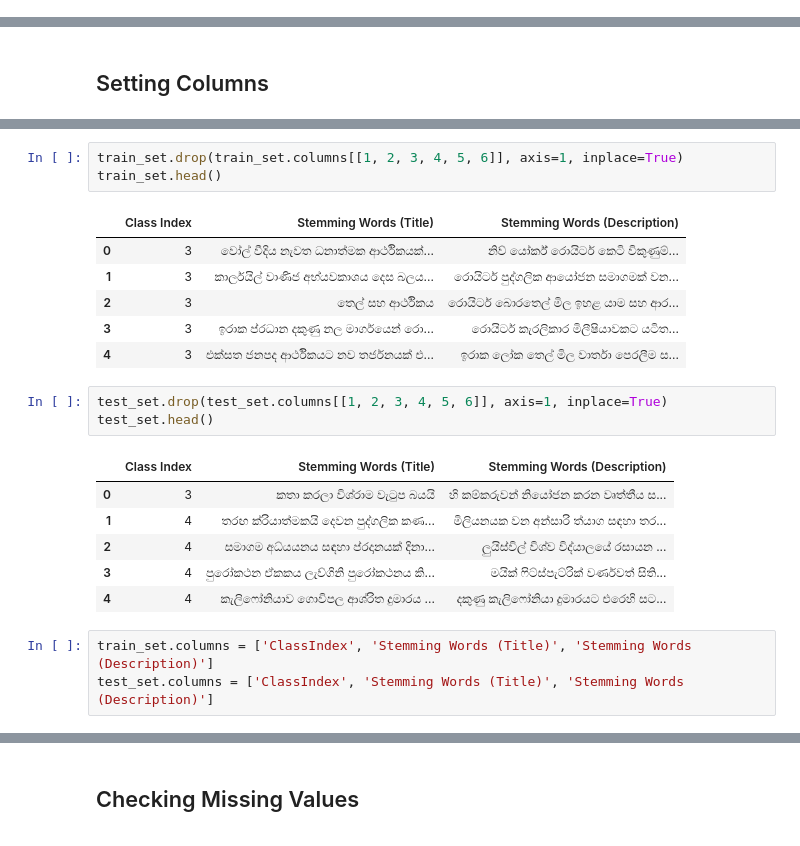
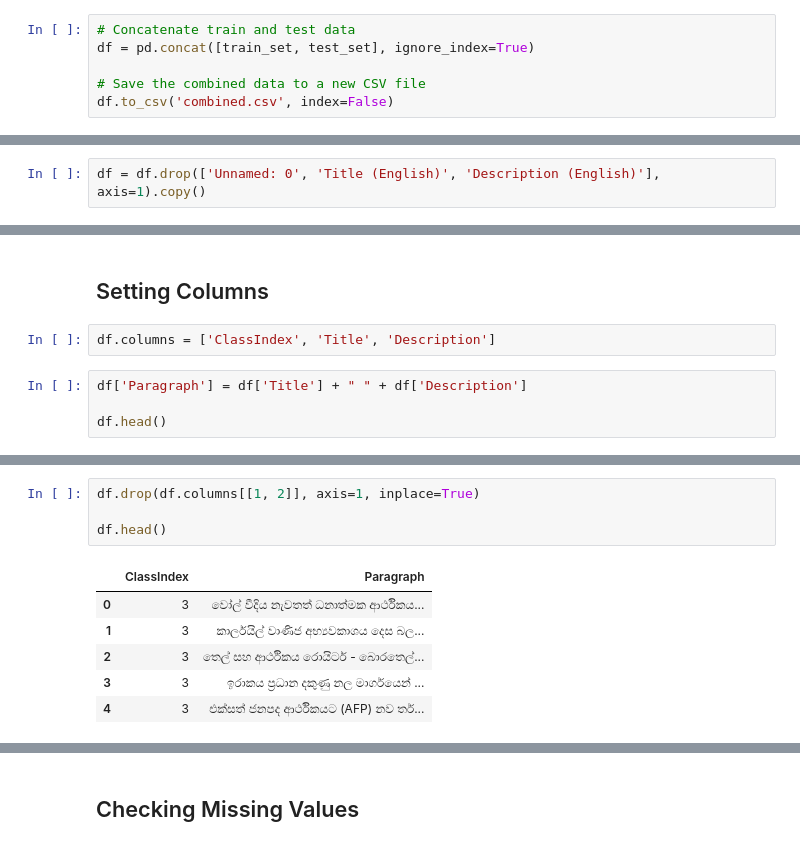
Before and after one commit to KanishaLiyanage/final-year-research, a Jupyter notebook: sinhala-paragraphs-classification/ML-approach.ipynb, the cells around one changed output, grey strips where cells are left out. Cells and saved outputs as stored; diff of their text form.

```diff
--- a/sinhala-paragraphs-classification/ML-approach.ipynb
+++ b/sinhala-paragraphs-classification/ML-approach.ipynb
@@ -38,4 +39,10 @@ stem_dictionary = '/kaggle/input/stem-dictionary/stem_dictionary.txt'
 # %%
 train_set = pd.read_csv(train_set_path)
 test_set = pd.read_csv(test_set_path)
+# %%
+# Concatenate train and test data
+df = pd.concat([train_set, test_set], ignore_index=True)
+
+# Save the combined data to a new CSV file
+df.to_csv('combined.csv', index=False)
 # %%
@@ -47,4 +54,6 @@ train_set.head()
 | 2 | 2 | 3 | Oil and Economy Cloud Stocks' Out... | Reuters - Soaring crude prices pl... | තෙල් සහ ආර්ථිකය | රොයිටර් - බොරතෙල් මිල ඉහළ යාම සහ ... |
 | 3 | 3 | 3 | Iraq Halts Oil Exports from Main ... | Reuters - Authorities have halted... | ඉරාකය ප්‍රධාන දකුණු නල මාර්ගයෙන් ... | රොයිටර් - කැරලිකාර මිලීෂියාවකට යට... |
 | 4 | 4 | 3 | Oil prices soar to all-time recor... | AFP - Tearaway world oil prices, ... | එක්සත් ජනපද ආර්ථිකයට (AFP) නව තර්... | AFP - ඉරාක ලෝක තෙල් මිල, වාර්තා ප... |
+# %%
+df = df.drop(['Unnamed: 0', 'Title (English)', 'Description (English)'], axis=1).copy()
 # %%
@@ -291,2 +72,8 @@ train_set.head()
 # %% [markdown]
 ## Setting Columns
+# %%
+df.columns = ['ClassIndex', 'Title', 'Description']
+# %%
+df['Paragraph'] = df['Title'] + " " + df['Description']
+
+df.head()
@@ -293,23 +87,11 @@ train_set.head()
 # %%
-train_set.drop(train_set.columns[[1, 2, 3, 4, 5, 6]], axis=1, inplace=True)
-train_set.head()
+df.drop(df.columns[[1, 2]], axis=1, inplace=True)
+
+df.head()
 # %% [output]
-|  | Class Index | Stemming Words (Title) | Stemming Words (Description) |
-| 0 | 3 | වෝල් වීදිය නැවත ධනාත්මක ආර්ථිකයක්... | නිව් යෝර්ක් රොයිටර් කෙටි විකුණුම්... |
-| 1 | 3 | කාර්ලයිල් වාණිජ අභ්යවකාශය දෙස බලය... | රොයිටර් පුද්ගලික ආයෝජන සමාගමක් වන... |
-| 2 | 3 | තෙල් සහ ආර්ථිකය | රොයිටර් බොරතෙල් මිල ඉහළ යාම සහ ආර... |
-| 3 | 3 | ඉරාක ප්රධාන දකුණු නල මාර්ගයෙන් රො... | රොයිටර් කැරලිකාර මිලීෂියාවකට යටිත... |
-| 4 | 3 | එක්සත ජනපද ආර්ථිකයට නව තර්ජනයක් එ... | ඉරාක ලෝක තෙල් මිල වාර්තා පෙරලීම ස... |
+|  | ClassIndex | Paragraph |
+| 0 | 3 | වෝල් වීදිය නැවතත් ධනාත්මක ආර්ථිකය... |
+| 1 | 3 | කාර්ලයිල් වාණිජ අභ්‍යවකාශය දෙස බල... |
+| 2 | 3 | තෙල් සහ ආර්ථිකය රොයිටර් - බොරතෙල්... |
+| 3 | 3 | ඉරාකය ප්‍රධාන දකුණු නල මාර්ගයෙන් ... |
+| 4 | 3 | එක්සත් ජනපද ආර්ථිකයට (AFP) නව තර්... |
-# %%
-test_set.drop(test_set.columns[[1, 2, 3, 4, 5, 6]], axis=1, inplace=True)
-test_set.head()
-# %% [output]
-|  | Class Index | Stemming Words (Title) | Stemming Words (Description) |
-| 0 | 3 | කතා කරලා විශ්රාම වැටුප බයයි | හි කම්කරුවන් නියෝජන කරන වෘත්තීය ස... |
-| 1 | 4 | තරඟ ක්රියාත්මකයි දෙවන පුද්ගලික කණ... | මිලියනයක වන අන්සාරි ත්යාග සඳහා තර... |
-| 2 | 4 | සමාගම අධ්යයනය සඳහා ප්රදානයක් දිනා... | ලුයිස්විල් විශ්ව විද්යාලයේ රසායන ... |
-| 3 | 4 | පුරෝකථන ඒකකය ලැව්ගිනි පුරෝකථනය කි... | මයික් ෆිට්ස්පැට්රික් වර්ණවත් සිති... |
-| 4 | 4 | කැලිෆෝනියාව ගොවිපල ආශ්රිත දුමාරය ... | දකුණු කැලිෆෝනියා දුමාරයට එරෙහි සට... |
-# %%
-train_set.columns = ['ClassIndex', 'Stemming Words (Title)', 'Stemming Words (Description)']
-test_set.columns = ['ClassIndex', 'Stemming Words (Title)', 'Stemming Words (Description)']
```
Also changed, not shown: parts of 101 cells of this notebook.
